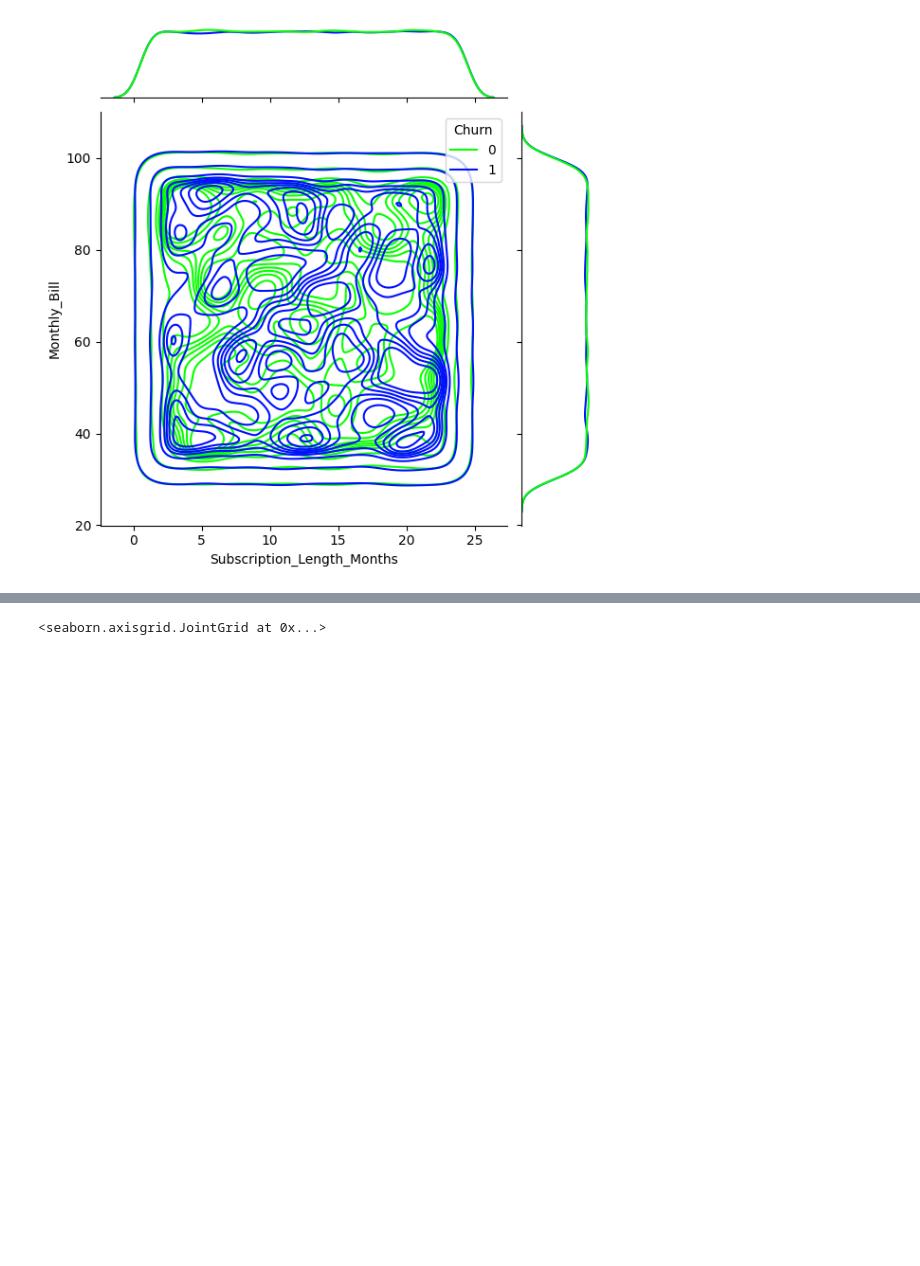
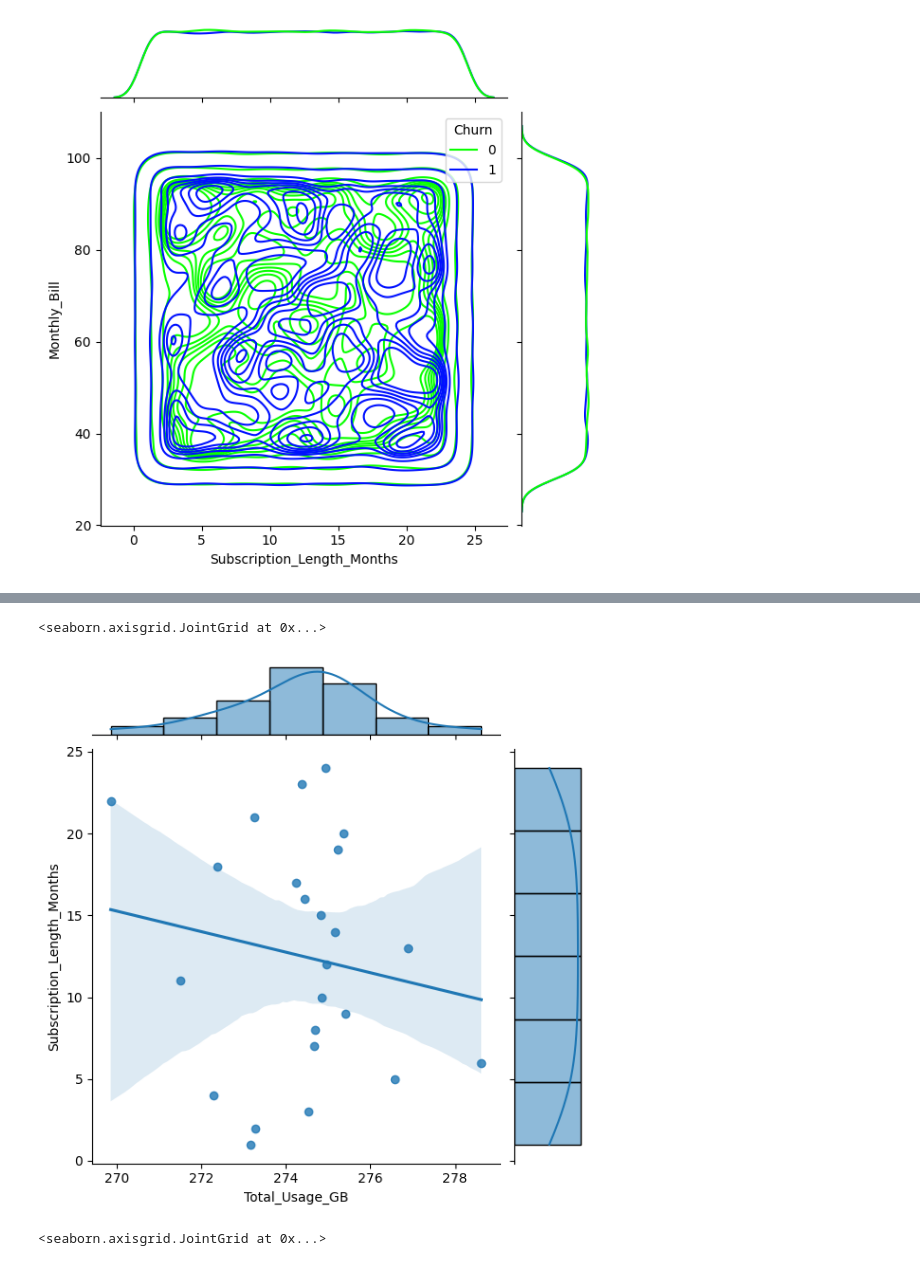
Before and after one commit to BhanuSrihridai/Customer-Churn-Prediction, a Jupyter notebook: Customer_Churn_Prediction.ipynb, the cells around one changed output, grey strips where cells are left out. Cells and saved outputs as stored; diff of their text form; code cells hidden in the pictures; blank space fills up the shorter version.

```diff
--- a/Customer_Churn_Prediction.ipynb
+++ b/Customer_Churn_Prediction.ipynb
@@ -564,3 +568,8 @@ sns.jointplot(data=data_group_sub_months,x='Monthly_Bill',y='Subscription_Length
+# %%
+sns.jointplot(data=data_group_sub_months,x='Total_Usage_GB',y='Subscription_Length_Months',palette='hsv',kind='reg')
+# %% [output]
+<seaborn.axisgrid.JointGrid at 0x...>
+[figure, added]
 # %%
 sns.jointplot(data=data_group_sub_months,y='Monthly_Bill',x='Subscription_Length_Months',palette='rocket',kind='kde',fill=True)
 # %% [output]
```
Also changed, not shown: parts of 15 cells of this notebook.
